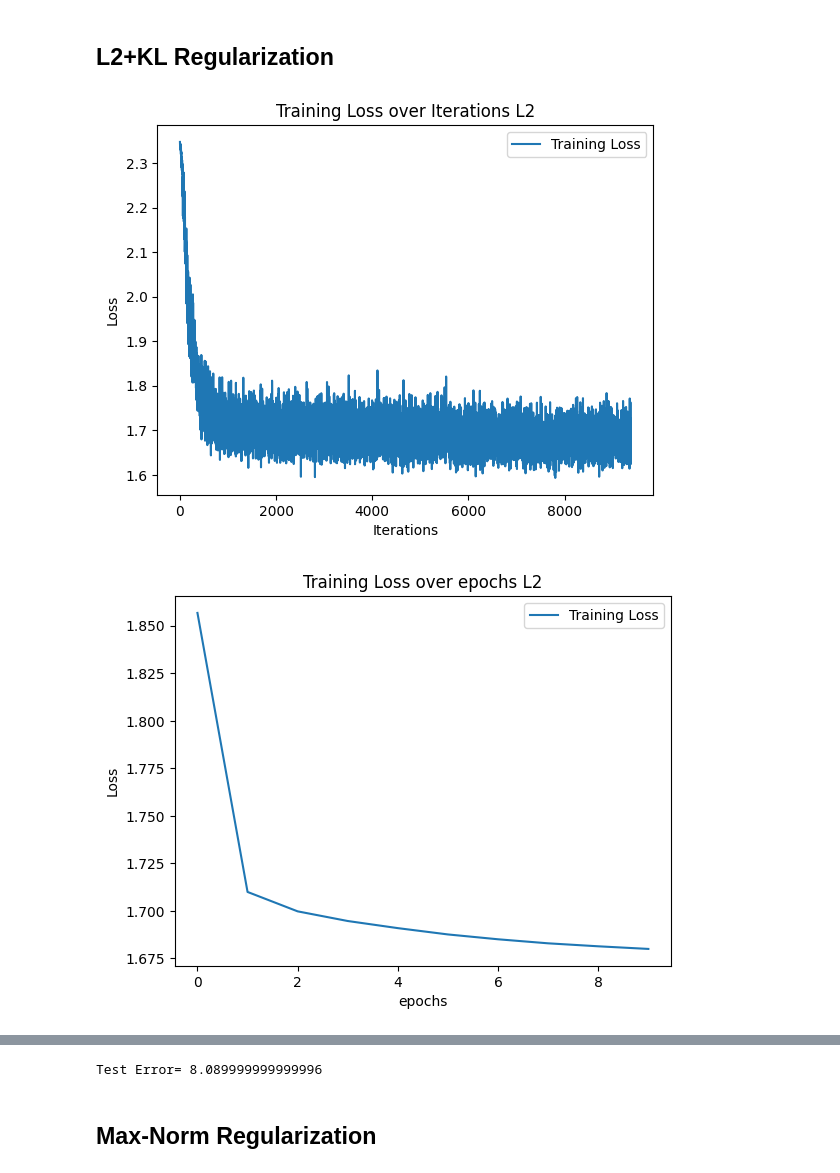
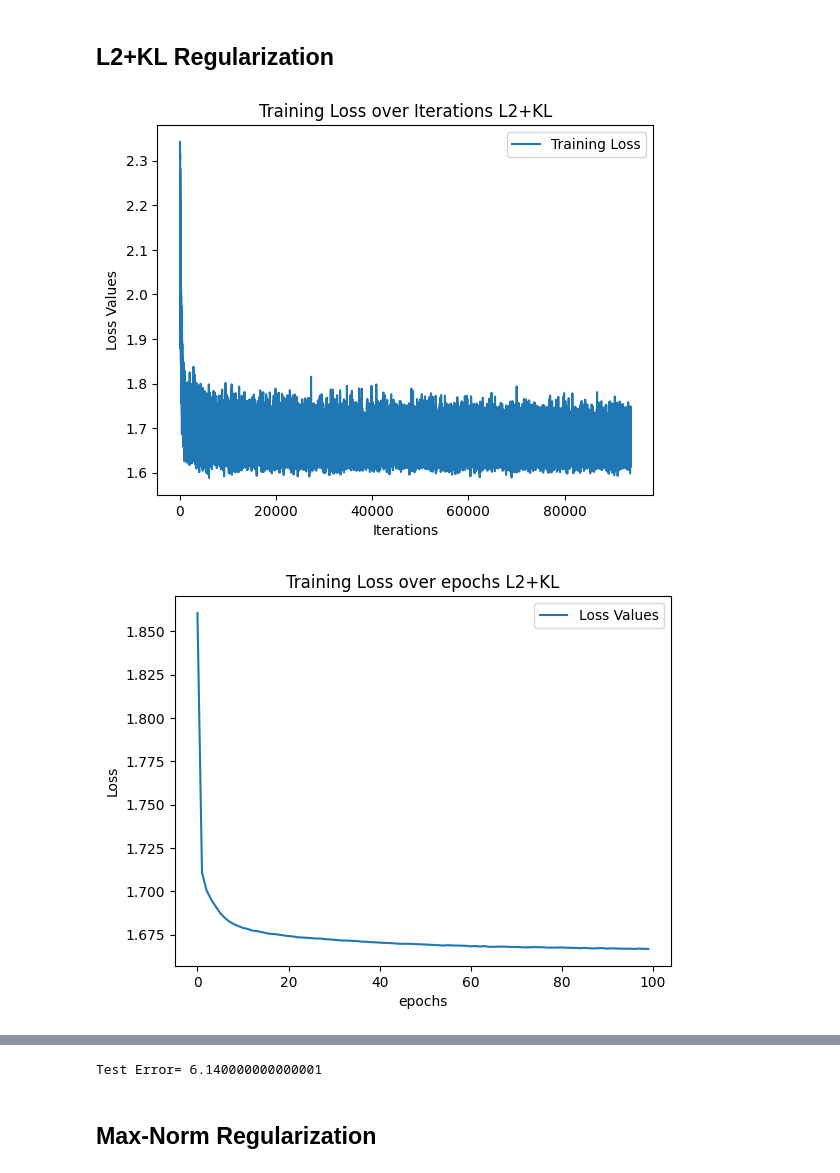
Before and after one commit to Mbigdeli2003/Deep-Learning, a Jupyter notebook: DNN_HW3_Q3_Morteza_Bigdeli.ipynb, the cells around one changed output, grey strips where cells are left out. Saved outputs shown, nothing was run; the diff lists cells and outputs as text; code cells hidden in the pictures.

```diff
--- a/DNN_HW3_Q3_Morteza_Bigdeli.ipynb
+++ b/DNN_HW3_Q3_Morteza_Bigdeli.ipynb
@@ -310,10 +85,11 @@ def train_model(model, train_loader, test_loader, criterion, optimizer, epochs):
 
 # Define different regularization methods
 def l2_regularization(model, lambda_l2=0.01):
+    l2_norm=0
     l2_norm = (sum(p.pow(2.0).sum() for p in model.parameters()))**(0.5)
     return lambda_l2 * l2_norm
 
-epochs = 10
+epochs = 100
 results = {}
 
 # L2 Regularization
@@ -321,21 +97,21 @@ criterion = lambda outputs, targets: nn.CrossEntropyLoss()(outputs, targets) + l
 optimizer = optim.Adam(model.parameters(), lr=0.001)
 train_losses_l2, val_losses_l2, train_loss_epochs_l2 = train_model(model, train_loader, test_loader, criterion, optimizer, epochs)
 # Plotting results
-plt.plot(train_losses_l2, label='Training Loss')
+plt.plot(train_losses_l2, label=' Train Loss')
 plt.xlabel('Iterations')
 plt.ylabel('Loss')
 plt.title('Training Loss over Iterations L2')
 plt.legend()
 plt.show()
 
-plt.plot(train_loss_epochs_l2, label='Training Loss')
+plt.plot(train_loss_epochs_l2, label='Loss Values')
 plt.xlabel('epochs')
 plt.ylabel('Loss')
 plt.title('Training Loss over epochs L2')
 plt.legend()
 plt.show()
 
-plt.plot(val_losses_l2, label='Training Loss')
+plt.plot(val_losses_l2, label='Loss Values')
 plt.xlabel('Epochs')
 plt.ylabel('Loss')
 plt.title('Validation Loss over Epochs L2')
@@ -415,7 +191,7 @@ def train_model(model, train_loader, test_loader, criterion_1, criterion_2, opti
             outputs = model(X_batch)
             if epoch<0.85*epochs:
                loss = criterion_1(outputs, y_batch)
-            if epoch>0.85*epochs:
+            if epoch>=0.85*epochs:
                loss = criterion_2(outputs, y_batch)
             optimizer.zero_grad()
             loss.backward()
@@ -437,12 +213,14 @@ def train_model(model, train_loader, test_loader, criterion_1, criterion_2, opti
 
 # Define different regularization methods
 def l2_regularization(model, lambda_l2=0.01):
+    l2_norm =0
     l2_norm = (sum(p.pow(2.0).sum() for p in model.parameters()))**(0.5)
     return lambda_l2 * l2_norm
 def l1_regularization(model, lambda_l1=0.01):
+    l1_norm=0
     l1_norm = sum(p.abs().sum() for p in model.parameters())
     return lambda_l1 * l1_norm
-epochs = 10
+epochs = 100
 results = {}
 
 # L2+L1 Regularization
@@ -451,21 +229,21 @@ criterion_2 = lambda outputs, targets: nn.CrossEntropyLoss()(outputs, targets) +
 optimizer = optim.Adam(model.parameters(), lr=0.001)
 train_losses_l2_l1, val_losses_l2_l1, train_loss_epochs_l2_l1 = train_model(model, train_loader, test_loader, criterion_1, criterion_2, optimizer, epochs)
 # Plotting results
-plt.plot(train_losses_l2_l1, label='Training Loss')
+plt.plot(train_losses_l2_l1, label='Loss Values')
 plt.xlabel('Iterations')
 plt.ylabel('Loss')
 plt.title('Training Loss over Iterations L2')
 plt.legend()
 plt.show()
 
-plt.plot(train_loss_epochs_l2_l1, label='Training Loss')
+plt.plot(train_loss_epochs_l2_l1, label='Loss Values')
 plt.xlabel('epochs')
 plt.ylabel('Loss')
 plt.title('Training Loss over epochs L2+L1')
 plt.legend()
 plt.show()
 
-plt.plot(val_losses_l2_l1, label='Training Loss')
+plt.plot(val_losses_l2_l1, label='Loss Values')
 plt.xlabel('Epochs')
 plt.ylabel('Loss')
 plt.title('Validation Loss over Epochs L2+L1')
@@ -484,5 +262,5 @@ with torch.no_grad():
            correct += (predicted == y_test).sum().item()
 
 test_accuracy_l2_l1 = (1 - correct / total)*100
-print('Test Error=',test_accuracy_l2)
+print('Test Error=',test_accuracy_l2_l1)
 # %% [output]
@@ -564,6 +342,7 @@ def train_model(model, train_loader, test_loader, criterion, optimizer, epochs):
 
 # Define different regularization methods
 def l2_regularization(model, lambda_l2=0.01):
+    l2_norm =0
     l2_norm = (sum(p.pow(2.0).sum() for p in model.parameters()))**(0.5)
     return lambda_l2 * l2_norm
 
@@ -575,7 +354,7 @@ def kl_sparsity_regularization(model, rho=0.05, beta=0.01):
             kl_div += beta * (rho * torch.log(rho / p) + (1 - rho) * torch.log((1 - rho) / (1 - p)))
     return kl_div
 
-epochs = 10
+epochs = 100
 results = {}
 
 # L2 Regularization
@@ -585,38 +364,38 @@ train_losses_l2_kl, val_losses_l2_kl, train_loss_epochs_l2_kl = train_model(mode
 # Plotting results
 plt.plot(train_losses_l2_kl, label='Training Loss')
 plt.xlabel('Iterations')
-plt.ylabel('Loss')
+plt.ylabel('Loss Values')
 plt.title('Training Loss over Iterations L2+KL')
 plt.legend()
 plt.show()
 
-plt.plot(train_loss_epochs_l2_kl, label='Training Loss')
+plt.plot(train_loss_epochs_l2_kl, label='Loss Values')
 plt.xlabel('epochs')
 plt.ylabel('Loss')
 plt.title('Training Loss over epochs L2+KL')
 plt.legend()
 plt.show()
 
-plt.plot(val_losses_l2_kl, label='Training Loss')
+plt.plot(val_losses_l2_kl, label='Loss Values')
 plt.xlabel('Epochs')
 plt.ylabel('Loss')
 plt.title('Validation Loss over Epochs L2+KL')
 plt.legend()
 plt.show()
 
 model.eval()
 correct = 0
 total = 0
 
 with torch.no_grad():
     for X_test, y_test in test_loader:
            outputs = model(X_test.view(X_test.size(0), -1))
            _, predicted = torch.max(outputs.data, 1)
            total += y_test.size(0)
            correct += (predicted == y_test).sum().item()
 
 test_accuracy_l2_kl = (1 - correct / total)*100
-print('Test Error=',test_accuracy_l2)
+print('Test Error=',test_accuracy_l2_kl)
 # %% [output]
-[figure, old version]
+[figure, new version]
-[figure, old version]
+[figure, new version]
@@ -624,4 +403,4 @@ print('Test Error=',test_accuracy_l2)
-Test Error= 8.089999999999996
+Test Error= 6.140000000000001
 # %% [markdown]
 ## Max-Norm Regularization
 # %%
```
Also changed, not shown: parts of 9 cells of this notebook.
